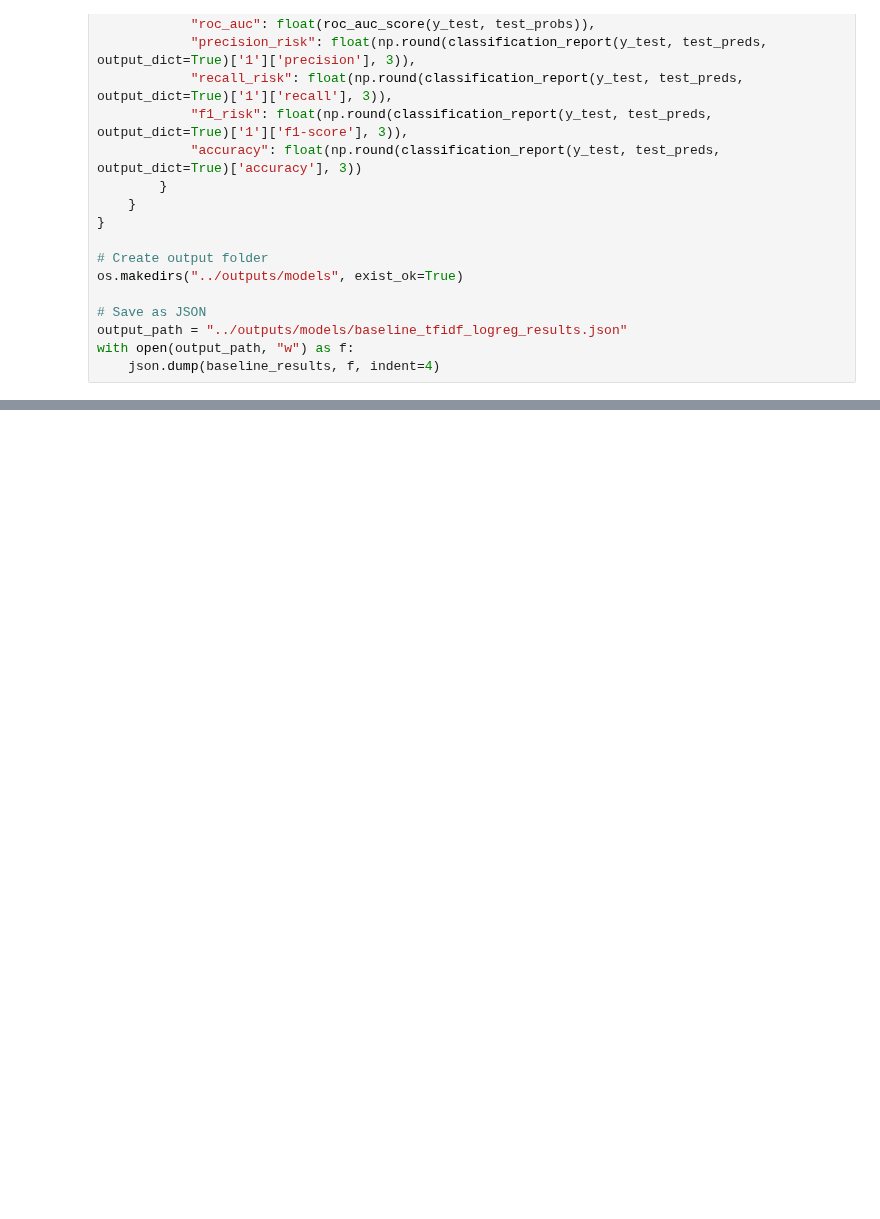
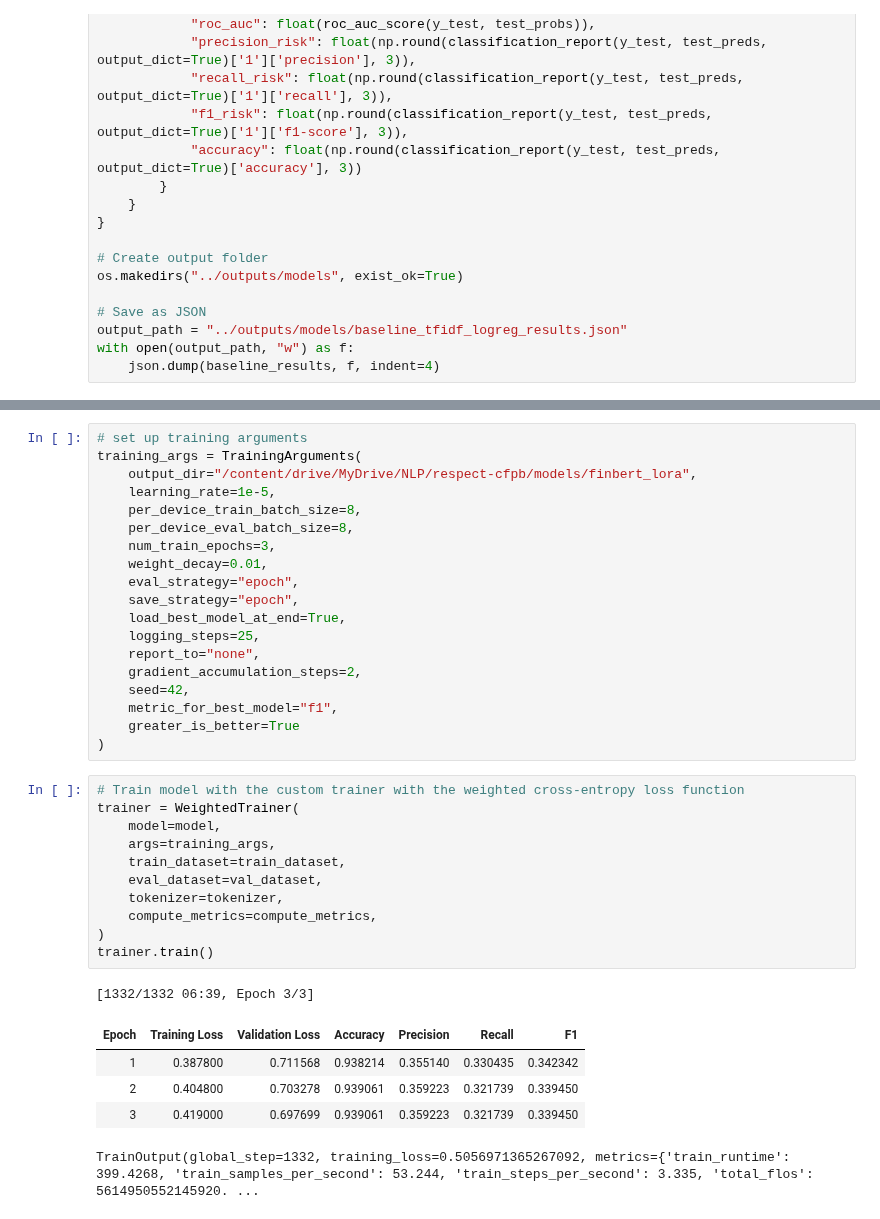
Before and after one commit to gongbyung/ai-ethics-prototypes, a Jupyter notebook: respect-cfpb/notebooks/02_modeling_nlp.ipynb, the cells around one changed output, grey strips where cells are left out. Cells and saved outputs as stored; diff of their text form; blank space fills up the shorter version.

```diff
--- a/respect-cfpb/notebooks/02_modeling_nlp.ipynb
+++ b/respect-cfpb/notebooks/02_modeling_nlp.ipynb
@@ -299,0 +380,37 @@ FinBERT model loaded successfully
+# %%
+# set up training arguments
+training_args = TrainingArguments(
+    output_dir="/content/drive/MyDrive/NLP/respect-cfpb/models/finbert_lora",
+    learning_rate=1e-5,
+    per_device_train_batch_size=8,
+    per_device_eval_batch_size=8,
+    num_train_epochs=3,
+    weight_decay=0.01,
+    eval_strategy="epoch",
+    save_strategy="epoch",
+    load_best_model_at_end=True,
+    logging_steps=25,
+    report_to="none",
+    gradient_accumulation_steps=2,
+    seed=42,
+    metric_for_best_model="f1",
+    greater_is_better=True
+)
+# %%
+# Train model with the custom trainer with the weighted cross-entropy loss function
+trainer = WeightedTrainer(
+    model=model,
+    args=training_args,
+    train_dataset=train_dataset,
+    eval_dataset=val_dataset,
+    tokenizer=tokenizer,
+    compute_metrics=compute_metrics,
+)
+trainer.train()
+# %% [output]
+[1332/1332 06:39, Epoch 3/3]
+| Epoch | Training Loss | Validation Loss | Accuracy | Precision | Recall | F1 |
+| 1 | 0.387800 | 0.711568 | 0.938214 | 0.355140 | 0.330435 | 0.342342 |
+| 2 | 0.404800 | 0.703278 | 0.939061 | 0.359223 | 0.321739 | 0.339450 |
+| 3 | 0.419000 | 0.697699 | 0.939061 | 0.359223 | 0.321739 | 0.339450 |
+TrainOutput(global_step=1332, training_loss=0.5056971365267092, metrics={'train_runtime': 399.4268, 'train_samples_per_second': 53.244, 'train_steps_per_second': 3.335, 'total_flos': 5614950552145920. ...
```
Also changed, not shown: parts of 18 cells of this notebook.
